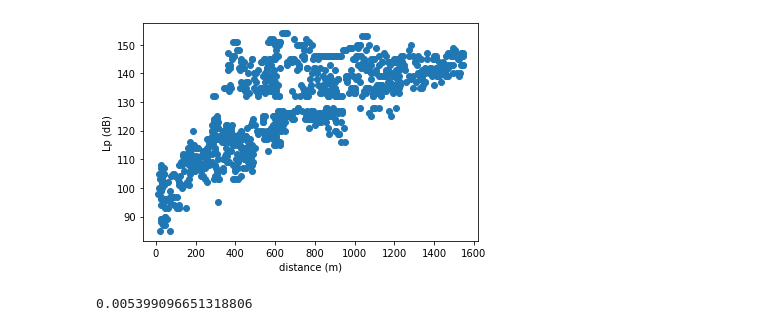
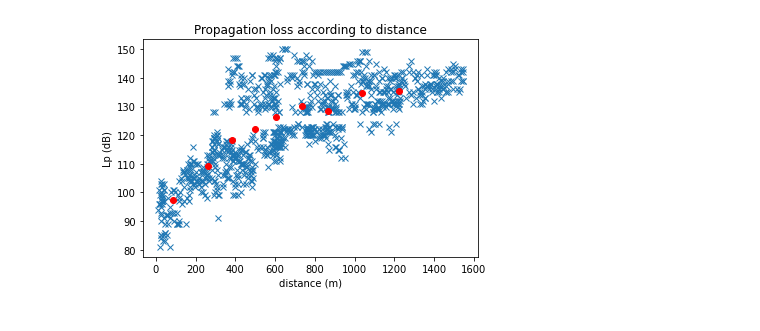
Before and after one commit to TheoFontana/DimensionnementLoRa, a Jupyter notebook: src/dataAnalysis.ipynb, the cells around one changed output. Cells and saved outputs as stored; diff of their text form; code cells hidden in the pictures.

Commit message:
fisihing data analysis

```diff
--- a/src/dataAnalysis.ipynb
+++ b/src/dataAnalysis.ipynb
@@ -49,10 +51,43 @@ def create_distance(lattitude, longitude,GEI_coordinate):
 # %%
 data = pd.read_csv(r'data.csv')
 data.insert(0, 'dist', create_distance(data['lattitude'], data['longitude'], GEI_coordinate))
-data.insert(0,'Lp',14-data['rssiPacket'])
+data.insert(0,'Lp',10-data['rssiPacket'])
 data['Lp'].apply(lambda x: float(x))
 sorted_data = data.sort_values(by=['dist'])
 
 splitData=[]
-for i in range (10):
+for i in range (9):
     splitData.append(sorted_data.iloc[i*100 :(i+1)*100])
+# %%
+Means=[]
+Dists=[]
+Lp_max=140
+x = np.linspace(80,155,100)
+pdf_result = stats.norm.pdf(x,loc=3,scale=2)
+
+fig, axs = plt.subplots(3, 3, constrained_layout=True)
+fig.set_size_inches(15,15)
+
+for i, df in enumerate(splitData) :
+    mu=df['Lp'].mean()
+    std=df['Lp'].std()
+    max_dist=df['dist'].max()
+    min_dist=df['dist'].min()
+
+    Means.append(mu)
+    Dists.append(df['dist'].mean())
+
+    normal = lambda x,mu,std : 1/(std * np.sqrt(2 * np.pi)) * np.exp( - (x - mu)**2 / (2 * std**2))
+    pdf_result = stats.norm.pdf(x,loc=mu,scale=std)
+    P_couv = stats.norm.cdf(Lp_max,loc=mu,scale=std)
+
+    axs.flat[i].set_title(f'Between {min_dist/1000:.2f}km and {max_dist/1000:.2f}km')
+    axs.flat[i].plot(x,pdf_result)
+    axs.flat[i].plot(df['Lp'],normal(df['Lp'],mu,std),'o')
+    at = AnchoredText(f"Pcouv = {(P_couv*100):.2f}%", prop=dict(size=13), frameon=True, loc='upper left')
+    at.patch.set_boxstyle("round,pad=0.,rounding_size=0.2")
+    axs.flat[i].add_artist(at)
+    axs.flat[i].set_xlim([80, 155])
+    axs.flat[i].set_xlabel(f"Lp (dB")
+    axs.flat[i].set_ylim([0, 0.09])
+    axs.flat[i].set_ylabel(f'Porbability')
@@ -59,19 +96,9 @@ for i in range (10):
 # %%
-plt.plot(data['dist'],data['Lp'],'o')
+plt.title('Propagation loss according to distance')
+plt.plot(data['dist'],data['Lp'],'x')
+plt.plot(Dists,Means,'or')
 plt.ylabel('Lp (dB)')
 plt.xlabel('distance (m)')
 plt.show()
 # %% [output]
-[figure, old version]
+[figure, new version]
-# %%
-# LPrmax=120
-# sigmarmax = getSigma(Lp,LPrmax)
-# def normal(x,mu,std):
-#     return 1/(std * np.sqrt(2 * np.pi)) * np.exp( - (x - mu)**2 / (2 * std**2))
-
-
-normal = lambda x,mu,std : 1/(std * np.sqrt(2 * np.pi)) * np.exp( - (x - mu)**2 / (2 * std**2))
-
-print(normal(100,120,10))
-# %% [output]
-0.005399096651318806
```
Also changed, not shown: parts of 5 cells of this notebook, 1 other file.
